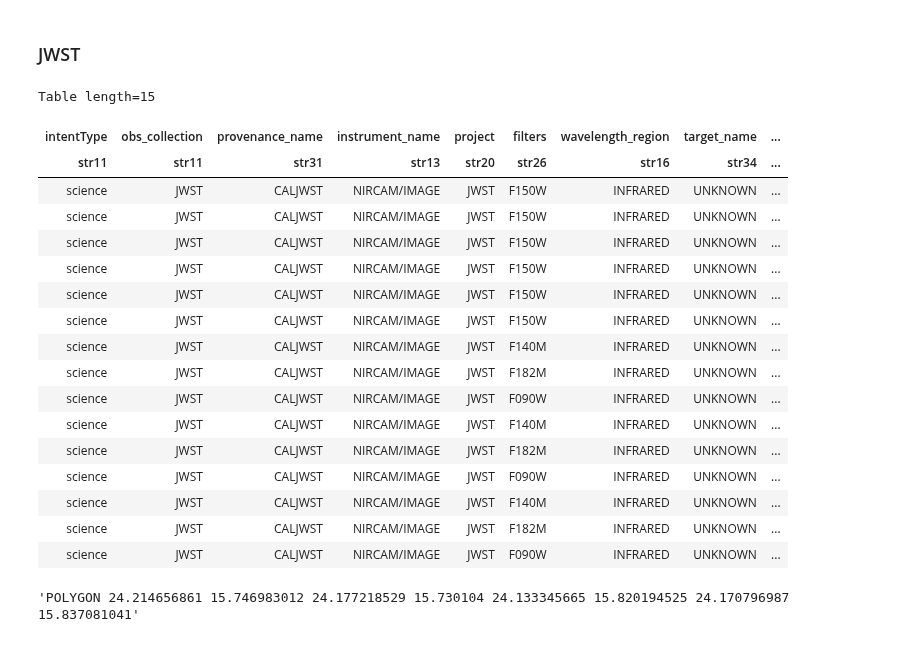
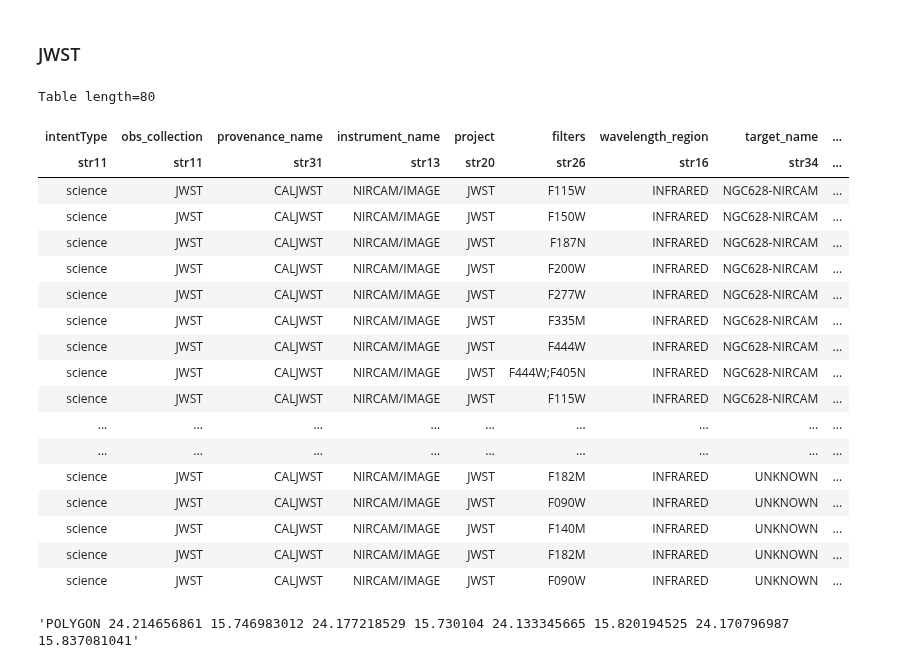
Before and after one commit to aswinsuresh24/jwst123, a Jupyter notebook: hst_download.ipynb, the cells around one changed output. Drawn from its saved outputs; the diff is of its cells as text; code cells hidden in the pictures.

```diff
--- a/hst_download.ipynb
+++ b/hst_download.ipynb
@@ -447,26 +447,27 @@ masks.append([i.upper()!='CALIBRATION' for i in obsTable['intentType']])
 mask = [all(l) for l in list(map(list, zip(*masks)))]
 obsTable_webb = obsTable[mask]
 # %%
-obsTable_webb[65:80]
+obsTable_webb
 # %% [output]
-Table length=15
+Table length=80
 | intentType | obs_collection | provenance_name | instrument_name | project | filters | wavelength_region | target_name | ... |
 | str11 | str11 | str31 | str13 | str20 | str26 | str16 | str34 | ... |
-| science | JWST | CALJWST | NIRCAM/IMAGE | JWST | F150W | INFRARED | UNKNOWN | ... |
-| science | JWST | CALJWST | NIRCAM/IMAGE | JWST | F150W | INFRARED | UNKNOWN | ... |
-| science | JWST | CALJWST | NIRCAM/IMAGE | JWST | F150W | INFRARED | UNKNOWN | ... |
-| science | JWST | CALJWST | NIRCAM/IMAGE | JWST | F150W | INFRARED | UNKNOWN | ... |
-| science | JWST | CALJWST | NIRCAM/IMAGE | JWST | F150W | INFRARED | UNKNOWN | ... |
-| science | JWST | CALJWST | NIRCAM/IMAGE | JWST | F150W | INFRARED | UNKNOWN | ... |
-| science | JWST | CALJWST | NIRCAM/IMAGE | JWST | F140M | INFRARED | UNKNOWN | ... |
+| science | JWST | CALJWST | NIRCAM/IMAGE | JWST | F115W | INFRARED | NGC628-NIRCAM | ... |
+| science | JWST | CALJWST | NIRCAM/IMAGE | JWST | F150W | INFRARED | NGC628-NIRCAM | ... |
+| science | JWST | CALJWST | NIRCAM/IMAGE | JWST | F187N | INFRARED | NGC628-NIRCAM | ... |
+| science | JWST | CALJWST | NIRCAM/IMAGE | JWST | F200W | INFRARED | NGC628-NIRCAM | ... |
+| science | JWST | CALJWST | NIRCAM/IMAGE | JWST | F277W | INFRARED | NGC628-NIRCAM | ... |
+| science | JWST | CALJWST | NIRCAM/IMAGE | JWST | F335M | INFRARED | NGC628-NIRCAM | ... |
+| science | JWST | CALJWST | NIRCAM/IMAGE | JWST | F444W | INFRARED | NGC628-NIRCAM | ... |
+| science | JWST | CALJWST | NIRCAM/IMAGE | JWST | F444W;F405N | INFRARED | NGC628-NIRCAM | ... |
+| science | JWST | CALJWST | NIRCAM/IMAGE | JWST | F115W | INFRARED | NGC628-NIRCAM | ... |
+| ... | ... | ... | ... | ... | ... | ... | ... | ... |
+| ... | ... | ... | ... | ... | ... | ... | ... | ... |
 | science | JWST | CALJWST | NIRCAM/IMAGE | JWST | F182M | INFRARED | UNKNOWN | ... |
 | science | JWST | CALJWST | NIRCAM/IMAGE | JWST | F090W | INFRARED | UNKNOWN | ... |
 | science | JWST | CALJWST | NIRCAM/IMAGE | JWST | F140M | INFRARED | UNKNOWN | ... |
 | science | JWST | CALJWST | NIRCAM/IMAGE | JWST | F182M | INFRARED | UNKNOWN | ... |
 | science | JWST | CALJWST | NIRCAM/IMAGE | JWST | F090W | INFRARED | UNKNOWN | ... |
-| science | JWST | CALJWST | NIRCAM/IMAGE | JWST | F140M | INFRARED | UNKNOWN | ... |
-| science | JWST | CALJWST | NIRCAM/IMAGE | JWST | F182M | INFRARED | UNKNOWN | ... |
-| science | JWST | CALJWST | NIRCAM/IMAGE | JWST | F090W | INFRARED | UNKNOWN | ... |
 # %%
 obsTable_webb['s_region'][0]
 # %% [output]
```
Also changed, not shown: parts of 5 cells of this notebook, 1 other file.
